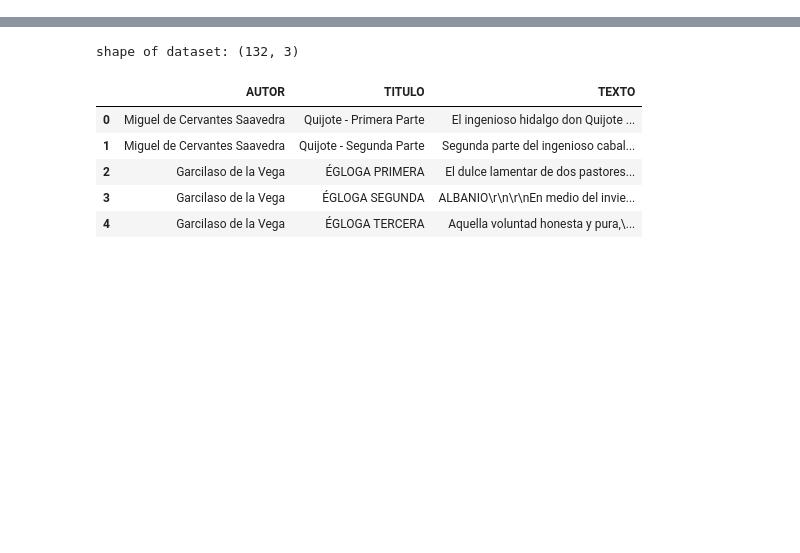
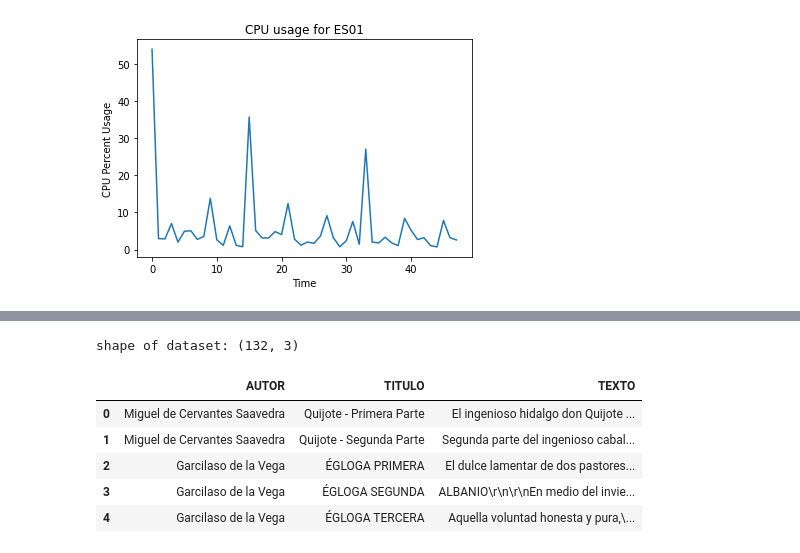
Before and after one commit to AndresSebad/benchmark-vector-bbdd, a Jupyter notebook: benchmark/elastic/ElasticSearch_Test0.ipynb, the cells around one changed output, grey strips where cells are left out. Saved outputs shown, nothing was run; the diff lists cells and outputs as text; code cells hidden in the pictures; blank space fills up the shorter version.

```diff
--- a/benchmark/elastic/ElasticSearch_Test0.ipynb
+++ b/benchmark/elastic/ElasticSearch_Test0.ipynb
@@ -100,0 +262,8 @@ class DatabaseBenchmark:
+# %%
+Benchmark = DatabaseBenchmark(es=es)
+Benchmark.remove_index("vector-index")
+Benchmark.create_index("vector-index")
+es01_stats_history = profiler(es01_container)
+cpu_usage_plot(es01_stats_history, "ES01", False)
+# %% [output]
+[figure, added]
```
Also changed, not shown: parts of 23 cells of this notebook.
